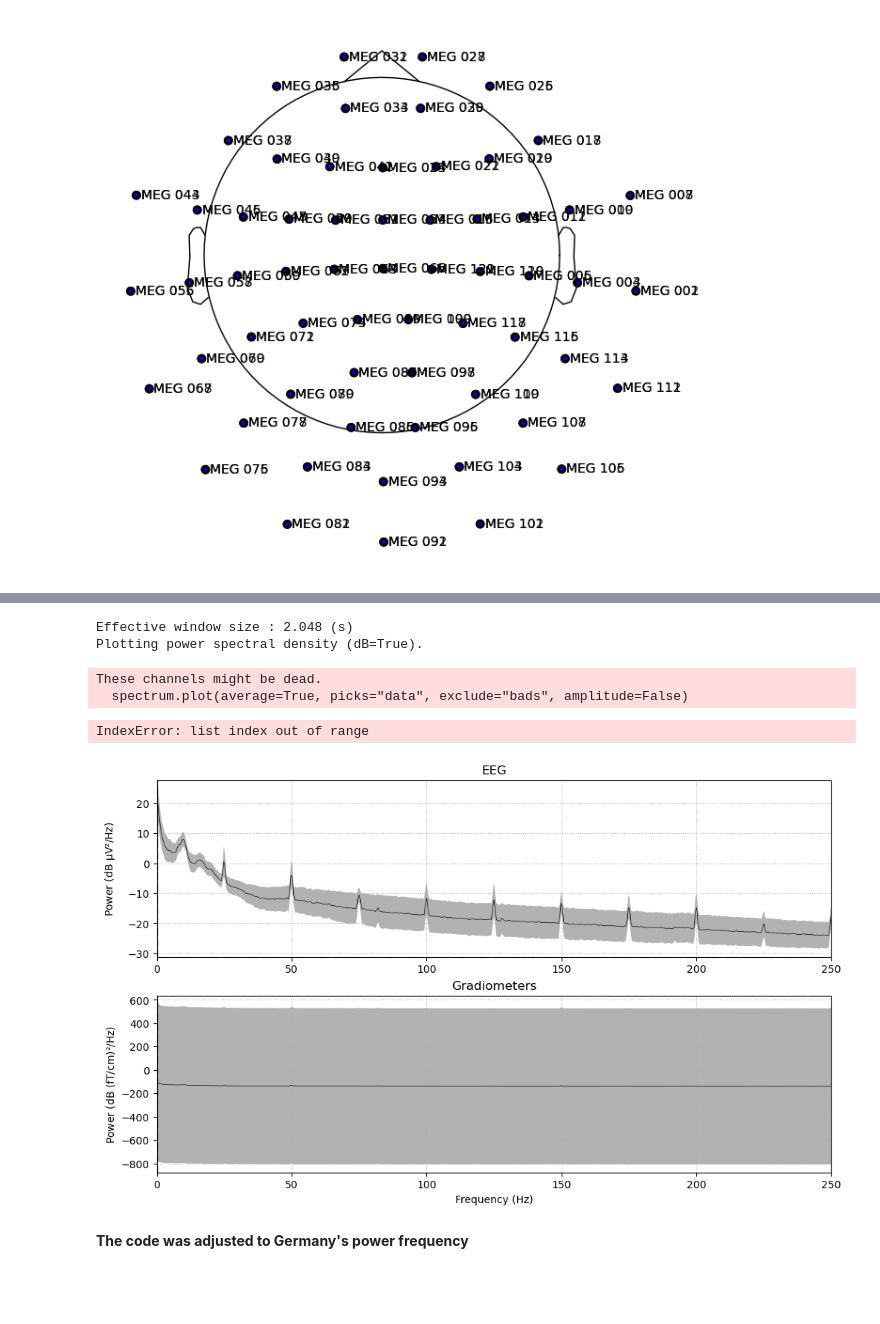
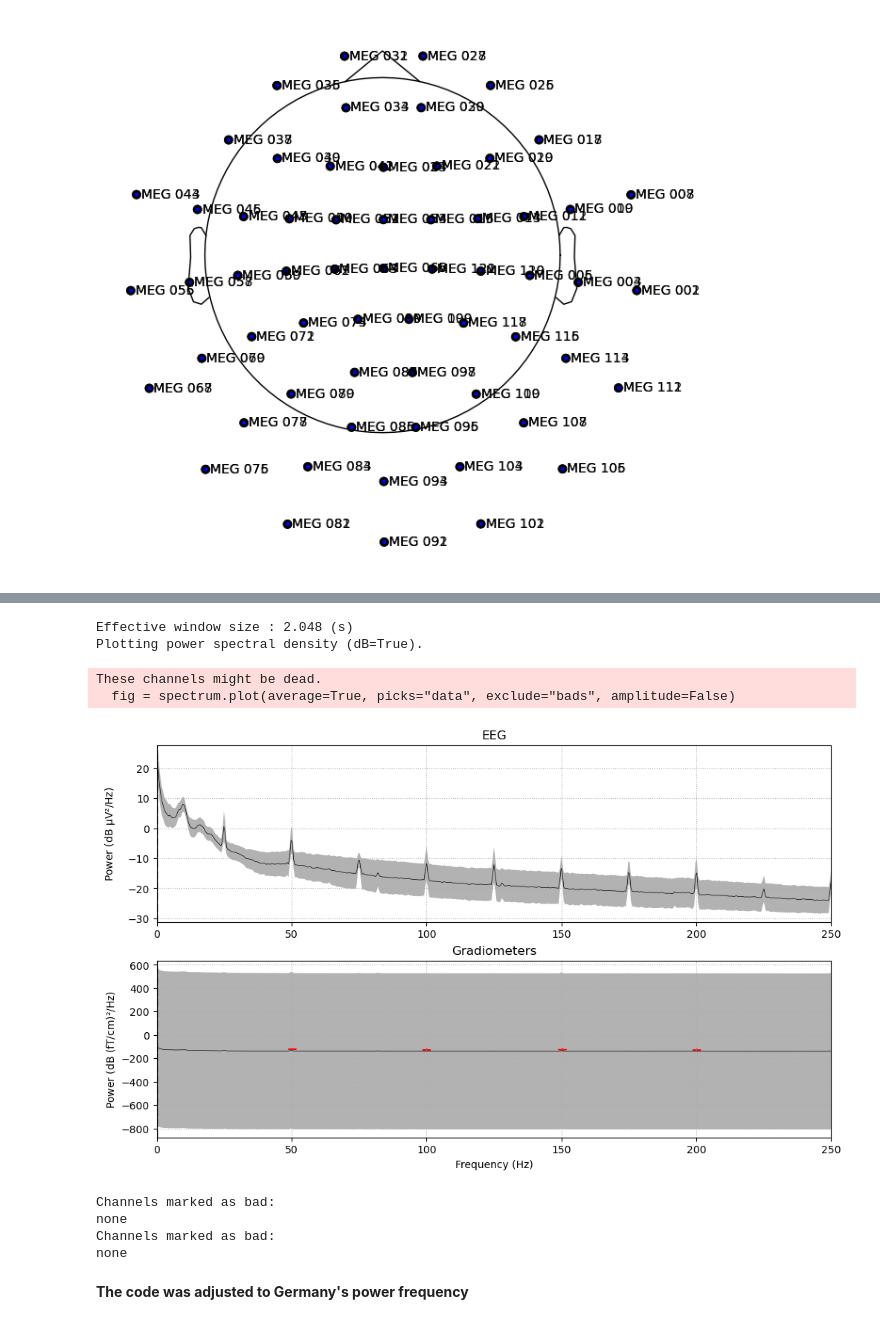
Before and after one commit to pariisaakhanjani/HeidelbergThesisAnalysis, a Jupyter notebook: Auditory.ipynb, the cells around one changed output, grey strips where cells are left out. Drawn from its saved outputs; the diff is of its cells as text; code cells hidden in the pictures; blank space fills up the shorter version.

```diff
--- a/Auditory.ipynb
+++ b/Auditory.ipynb
@@ -461,30 +441,33 @@ Data
 | Duration | 00:15:20 (HH:MM:SS) |
 # %%
 spectrum = raw.compute_psd(tmax=np.inf, fmax=250)
-spectrum.plot(average=True, picks="data", exclude="bads", amplitude=False)
+fig = spectrum.plot(average=True, picks="data", exclude="bads", amplitude=False)
 
 for ax in fig.axes[1:]:
     freqs = ax.lines[-1].get_xdata()
     psds = ax.lines[-1].get_ydata()
     for freq in (50, 100, 150, 200):  # Adjusted for Germany
         idx = np.searchsorted(freqs, freq)
         ax.arrow(
             x=freqs[idx],
             y=psds[idx] + 18,
             dx=0,
             dy=-12,
             color="red",
             width=0.1,
             head_width=3,
             length_includes_head=True,
         )
 # %% [output]
 Effective window size : 2.048 (s)
 Plotting power spectral density (dB=True).
 These channels might be dead.
-  spectrum.plot(average=True, picks="data", exclude="bads", amplitude=False)
+  fig = spectrum.plot(average=True, picks="data", exclude="bads", amplitude=False)
+[figure, new version]
-IndexError: list index out of range
+Channels marked as bad:
+none
+Channels marked as bad:
+none
-[figure, old version]
 # %% [markdown]
 
 **The code was adjusted to Germany's power frequency**
```
Also changed, not shown: parts of 9 cells of this notebook.
